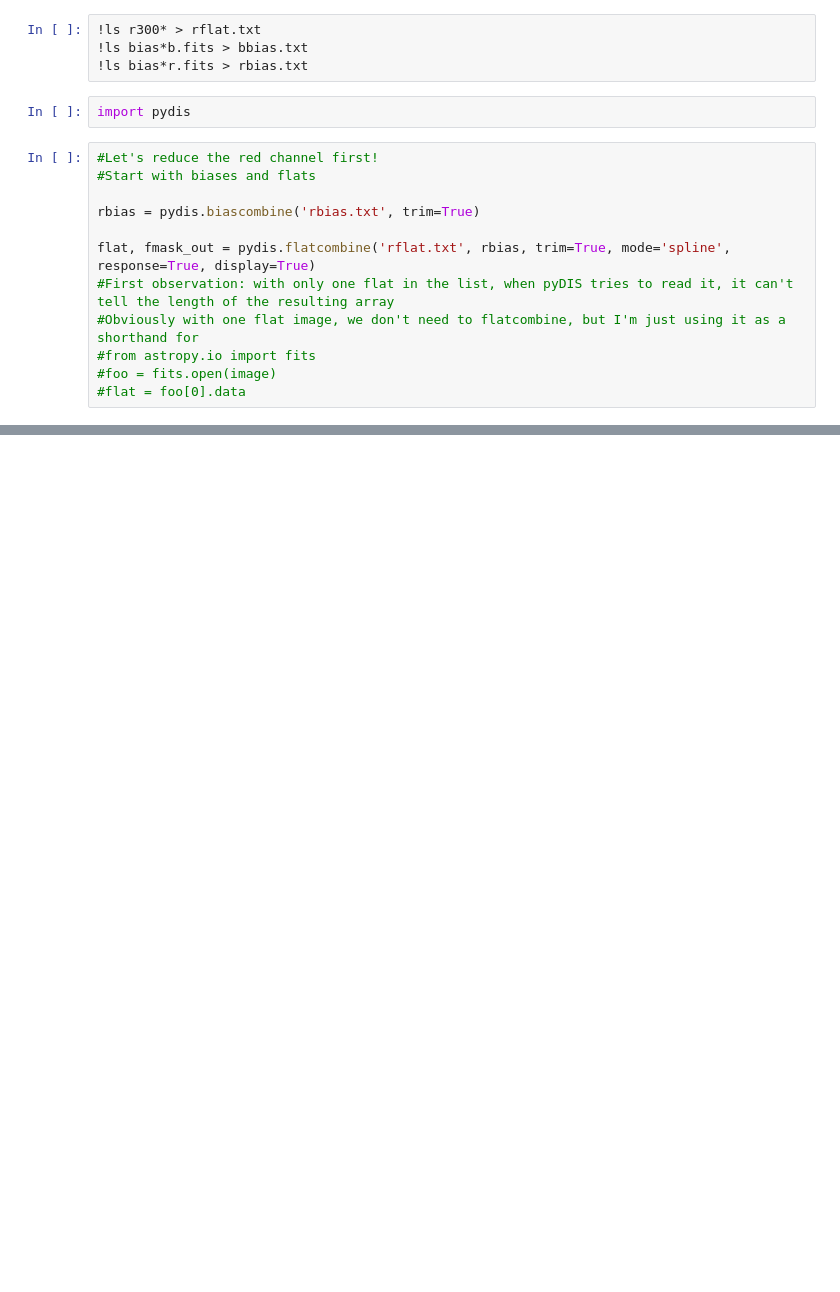
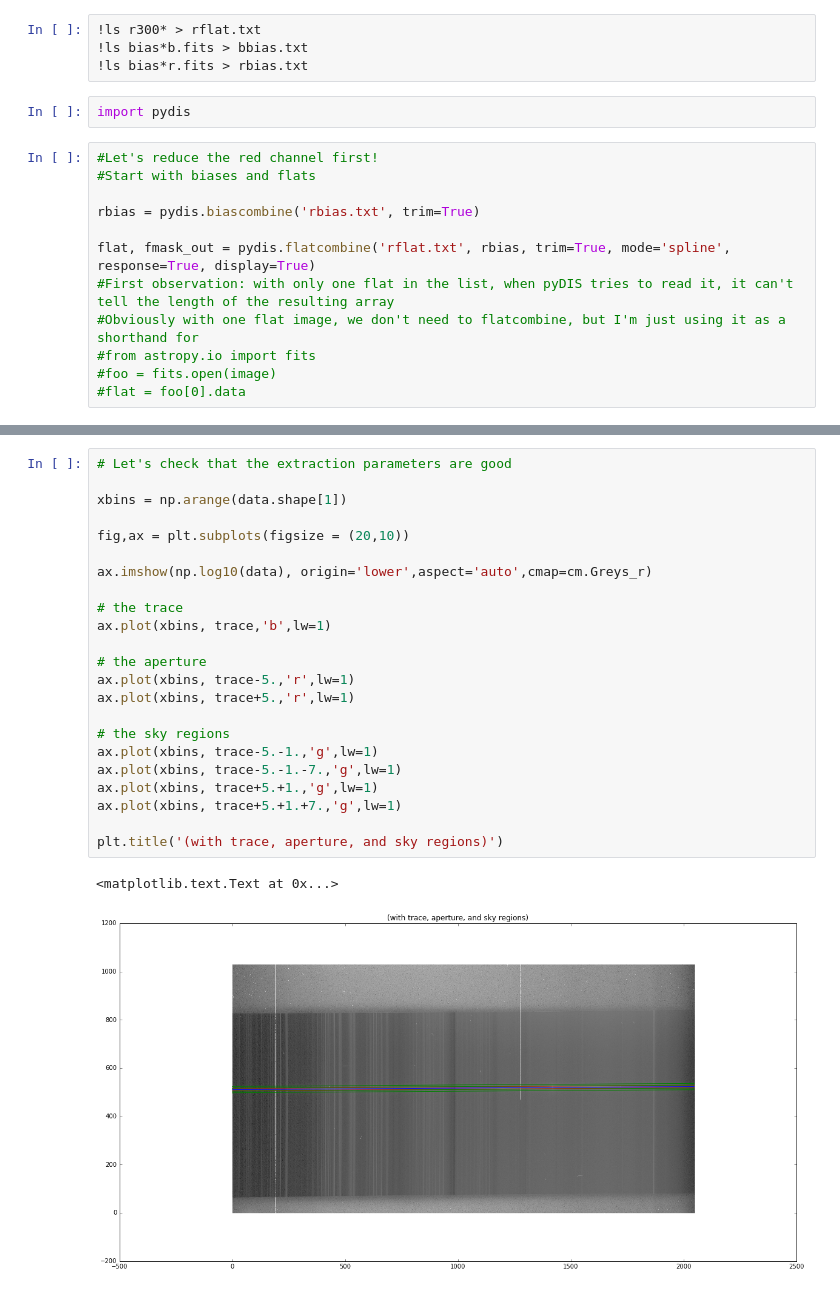
Before and after one commit to tzdwi/SN2009ip_PyDIS, a Jupyter notebook: PyDIS Practice.ipynb, the cells around one changed output, grey strips where cells are left out. Cells and saved outputs as stored; diff of their text form; blank space fills up the shorter version.

```diff
--- a/PyDIS Practice.ipynb
+++ b/PyDIS Practice.ipynb
@@ -30,0 +117,26 @@ flat, fmask_out = pydis.flatcombine('rflat.txt', rbias, trim=True, mode='spline'
+# %%
+# Let's check that the extraction parameters are good
+
+xbins = np.arange(data.shape[1])
+
+fig,ax = plt.subplots(figsize = (20,10))
+
+ax.imshow(np.log10(data), origin='lower',aspect='auto',cmap=cm.Greys_r)
+
+# the trace
+ax.plot(xbins, trace,'b',lw=1)
+
+# the aperture
+ax.plot(xbins, trace-5.,'r',lw=1)
+ax.plot(xbins, trace+5.,'r',lw=1)
+
+# the sky regions
+ax.plot(xbins, trace-5.-1.,'g',lw=1)
+ax.plot(xbins, trace-5.-1.-7.,'g',lw=1)
+ax.plot(xbins, trace+5.+1.,'g',lw=1)
+ax.plot(xbins, trace+5.+1.+7.,'g',lw=1)
+
+plt.title('(with trace, aperture, and sky regions)')
+# %% [output]
+<matplotlib.text.Text at 0x...>
+[figure, added]
```
Also changed, not shown: parts of 14 cells of this notebook.
